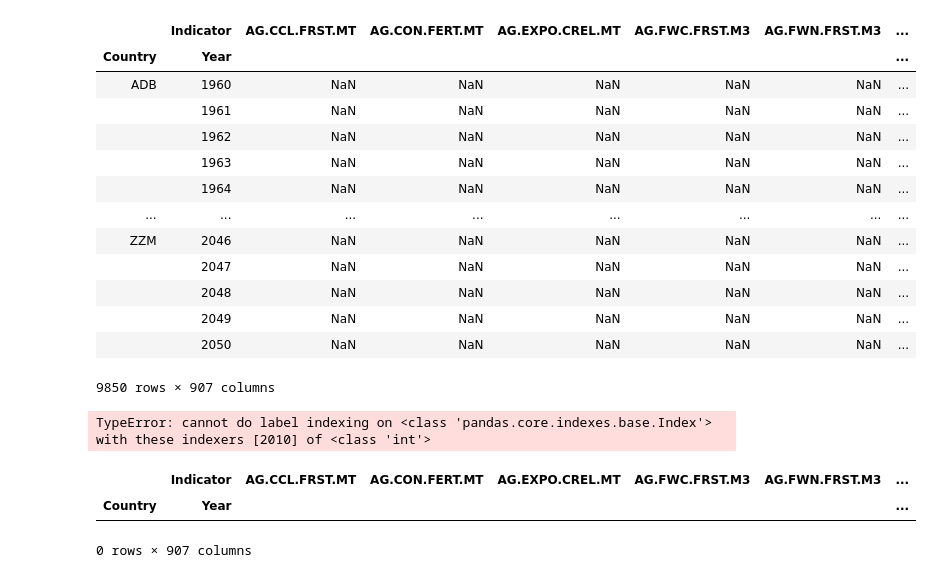
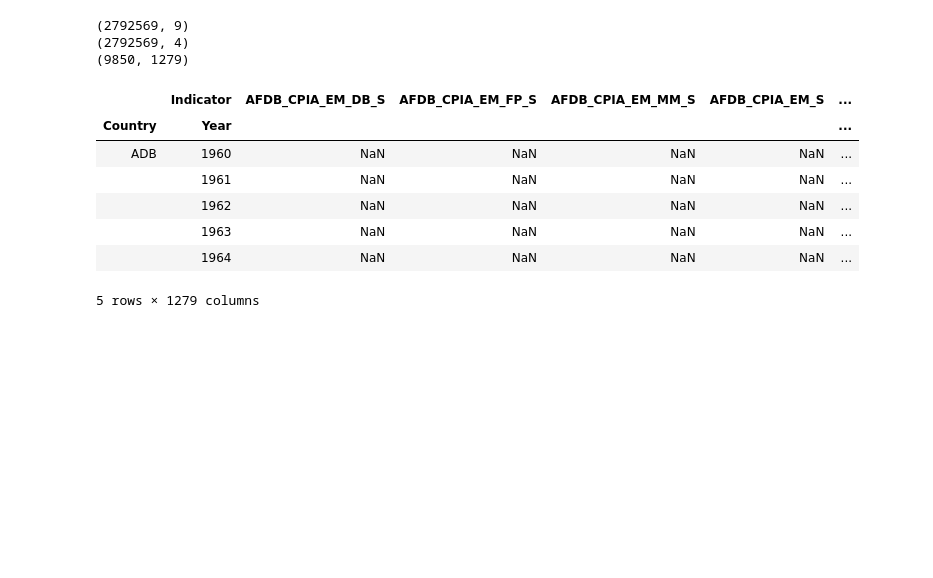
Before and after one commit to GhaliAmir/Education-In-Africa, a Jupyter notebook: Project.ipynb, the cells around one changed output. Cells and saved outputs as stored; diff of their text form; code cells hidden in the pictures; blank space fills up the shorter version.

```diff
--- a/Project.ipynb
+++ b/Project.ipynb
@@ -37,32 +38,18 @@ db_zero.head()
 | 3 | AFRICA | AFR | Inflation, consumer prices (annua... | FP.CPI.TOTL.ZG | annual % | 1 | A | 2003 | 7.217622 |
 | 4 | AFRICA | AFR | Inflation, consumer prices (annua... | FP.CPI.TOTL.ZG | annual % | 1 | A | 2004 | 7.373657 |
 # %%
-db = db_zero[['Country','Year','Indicator','Value']].set_index(['Country', 'Year'])
-
-db = pd.pivot_table(db_zero, values='Value', index=['Country', 'Year'], columns=['Indicator'])
-db
+db = pd.pivot_table(db, values='Value', index=['Country', 'Year'], columns=['Indicator'])#not db_zero
+print(db.shape)
+db.head()
 # %% [output]
+(2792569, 9)
+(2792569, 4)
+(9850, 1279)
-|  | Indicator | AG.CCL.FRST.MT | AG.CON.FERT.MT | AG.EXPO.CREL.MT | AG.FWC.FRST.M3 | AG.FWN.FRST.M3 | ... |
-| Country | Year |  |  |  |  |  | ... |
-| ADB | 1960 | NaN | NaN | NaN | NaN | NaN | ... |
-|  | 1961 | NaN | NaN | NaN | NaN | NaN | ... |
-|  | 1962 | NaN | NaN | NaN | NaN | NaN | ... |
-|  | 1963 | NaN | NaN | NaN | NaN | NaN | ... |
-|  | 1964 | NaN | NaN | NaN | NaN | NaN | ... |
-| ... | ... | ... | ... | ... | ... | ... | ... |
-| ZZM | 2046 | NaN | NaN | NaN | NaN | NaN | ... |
-|  | 2047 | NaN | NaN | NaN | NaN | NaN | ... |
-|  | 2048 | NaN | NaN | NaN | NaN | NaN | ... |
-|  | 2049 | NaN | NaN | NaN | NaN | NaN | ... |
-|  | 2050 | NaN | NaN | NaN | NaN | NaN | ... |
+|  | Indicator | AFDB_CPIA_EM_DB_S | AFDB_CPIA_EM_FP_S | AFDB_CPIA_EM_MM_S | AFDB_CPIA_EM_S | ... |
+| Country | Year |  |  |  |  | ... |
+| ADB | 1960 | NaN | NaN | NaN | NaN | ... |
+|  | 1961 | NaN | NaN | NaN | NaN | ... |
+|  | 1962 | NaN | NaN | NaN | NaN | ... |
+|  | 1963 | NaN | NaN | NaN | NaN | ... |
+|  | 1964 | NaN | NaN | NaN | NaN | ... |
-9850 rows × 907 columns
+5 rows × 1279 columns
-# %%
-db.loc['TUN',2010 or 'TUN',2011]
-# %% [output]
-TypeError: cannot do label indexing on <class 'pandas.core.indexes.base.Index'> with these indexers [2010] of <class 'int'>
-# %%
-db.dropna()
-# %% [output]
-|  | Indicator | AG.CCL.FRST.MT | AG.CON.FERT.MT | AG.EXPO.CREL.MT | AG.FWC.FRST.M3 | AG.FWN.FRST.M3 | ... |
-| Country | Year |  |  |  |  |  | ... |
-0 rows × 907 columns
```
Also changed, not shown: parts of 8 cells of this notebook.
